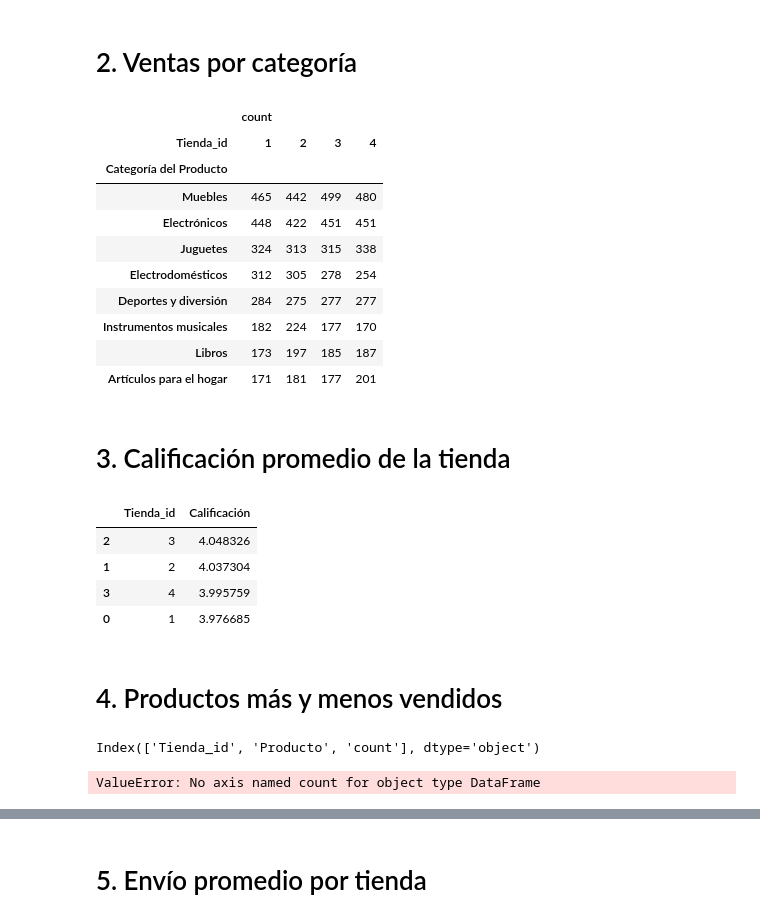
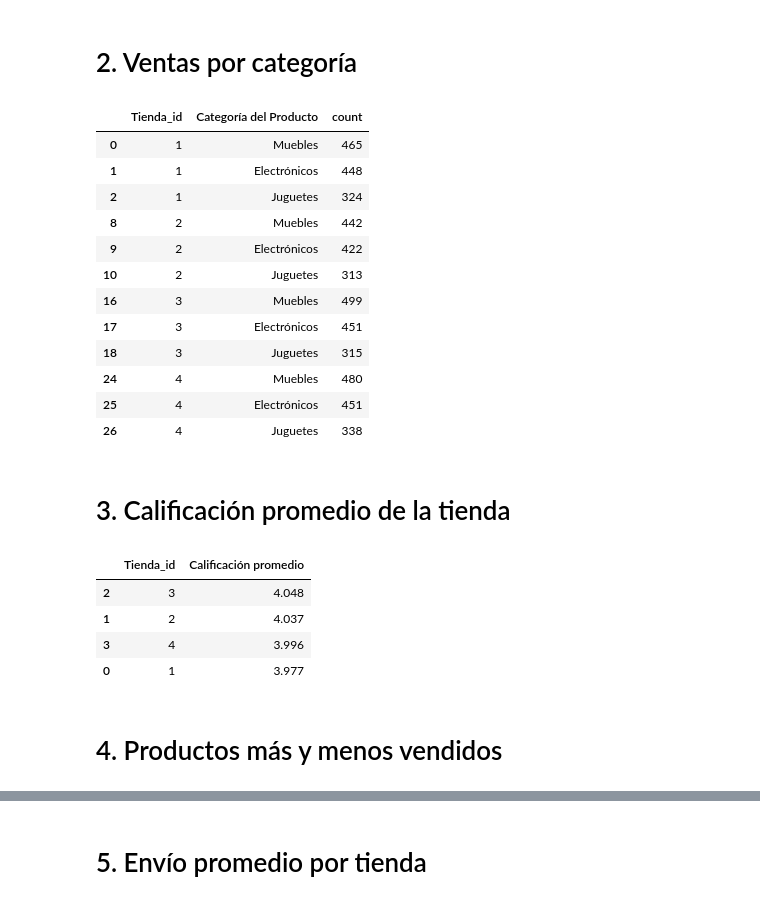
Before and after one commit to MiiguelHG/challenge-1-data-science-alura-latam, a Jupyter notebook: AluraStoreLatam.ipynb, the cells around one changed output, grey strips where cells are left out. Drawn from its saved outputs; the diff is of its cells as text; code cells hidden in the pictures.

Commit message:
analisis de datos completo

```diff
--- a/AluraStoreLatam.ipynb
+++ b/AluraStoreLatam.ipynb
@@ -102,17 +96,35 @@ categorias_populares = conteo_categorias(datos, 'Categoría del Producto')
-# %%
-categorias_populares
-# %% [output]
-|  | count |  |  |  |
-| Tienda_id | 1 | 2 | 3 | 4 |
-| Categoría del Producto |  |  |  |  |
-| Muebles | 465 | 442 | 499 | 480 |
-| Electrónicos | 448 | 422 | 451 | 451 |
-| Juguetes | 324 | 313 | 315 | 338 |
-| Electrodomésticos | 312 | 305 | 278 | 254 |
-| Deportes y diversión | 284 | 275 | 277 | 277 |
-| Instrumentos musicales | 182 | 224 | 177 | 170 |
-| Libros | 173 | 197 | 185 | 187 |
-| Artículos para el hogar | 171 | 181 | 177 | 201 |
+# %%
+def agrupar_contar (datos:pd.DataFrame, columna:str) -> pd.DataFrame:
+	'''Función para agrupar datos por Tienda y contar los valores de la columna especificada.'''
+	grupos = datos.groupby('Tienda_id', as_index=False)[[columna]].value_counts()
+
+	return grupos.sort_values(by=['Tienda_id', 'count'], ascending=[True, False])
+
+def elementos_mas_relevantes(datos:pd.DataFrame, columna:str, cantidad:int) -> pd.DataFrame:
+	categorias = agrupar_contar(datos, columna)
+	return categorias.groupby('Tienda_id').head(cantidad)
+
+def elementos_menos_relevantes(datos:pd.DataFrame, columna:str, cantidad:int) -> pd.DataFrame:
+	categorias = agrupar_contar(datos, columna)
+	return categorias.groupby('Tienda_id').tail(cantidad)
+# %%
+categorias_mas_populares = elementos_mas_relevantes(datos, 'Categoría del Producto', 3)
+# %%
+categorias_mas_populares
+# %% [output]
+|  | Tienda_id | Categoría del Producto | count |
+| 0 | 1 | Muebles | 465 |
+| 1 | 1 | Electrónicos | 448 |
+| 2 | 1 | Juguetes | 324 |
+| 8 | 2 | Muebles | 442 |
+| 9 | 2 | Electrónicos | 422 |
+| 10 | 2 | Juguetes | 313 |
+| 16 | 3 | Muebles | 499 |
+| 17 | 3 | Electrónicos | 451 |
+| 18 | 3 | Juguetes | 315 |
+| 24 | 4 | Muebles | 480 |
+| 25 | 4 | Electrónicos | 451 |
+| 26 | 4 | Juguetes | 338 |
 # %% [markdown]
 # 3. Calificación promedio de la tienda
 # %%
@@ -124,10 +137,11 @@ media_Valoracion = media_por_tienda(datos, 'Calificación')
-# %%
-media_Valoracion
-# %% [output]
-|  | Tienda_id | Calificación |
-| 2 | 3 | 4.048326 |
-| 1 | 2 | 4.037304 |
-| 3 | 4 | 3.995759 |
-| 0 | 1 | 3.976685 |
+# %%
+media_valoracion = media_valoracion.rename(columns={'Calificación':'Calificación promedio'})
+media_valoracion
+# %% [output]
+|  | Tienda_id | Calificación promedio |
+| 2 | 3 | 4.048 |
+| 1 | 2 | 4.037 |
+| 3 | 4 | 3.996 |
+| 0 | 1 | 3.977 |
 # %% [markdown]
 # 4. Productos más y menos vendidos
@@ -136,8 +147,0 @@ productos = datos.groupby('Tienda_id', as_index=False)[['Producto']].value_count
-# %%
-productos.columns
-# %% [output]
-Index(['Tienda_id', 'Producto', 'count'], dtype='object')
-# %%
-productos[productos['Tienda_id'] == 2].max(axis='count')
-# %% [output]
-ValueError: No axis named count for object type DataFrame
```
Also changed, not shown: parts of 13 cells of this notebook.
